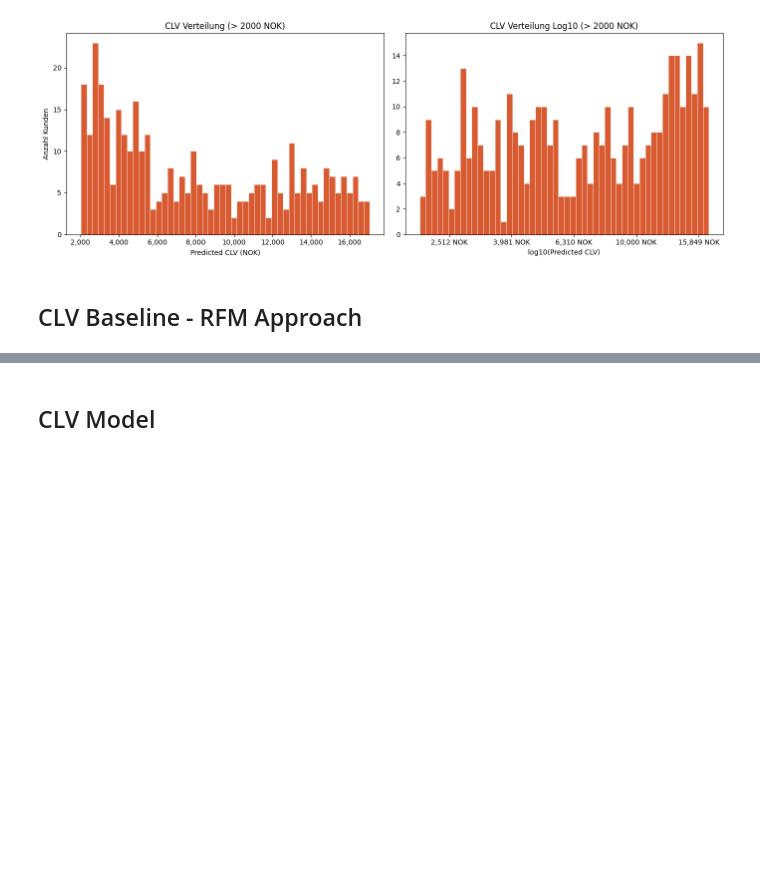
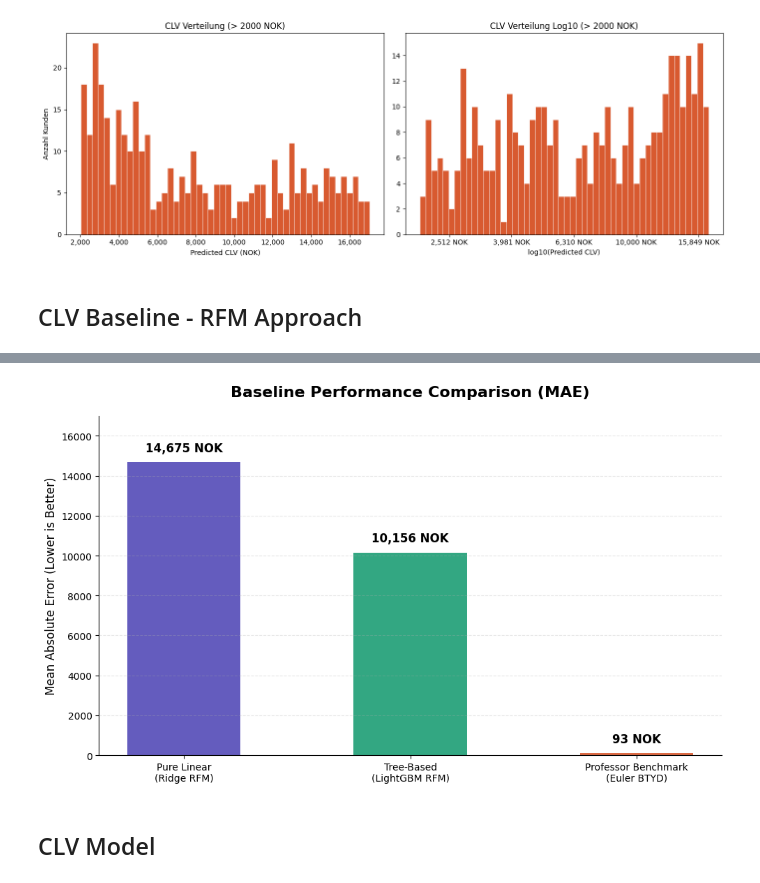
Before and after one commit to juliusatgit/Marketing-Analytics, a Jupyter notebook: notebooks/03_CLV_Prediction.ipynb, the cells around one changed output, grey strips where cells are left out. Drawn from its saved outputs; the diff is of its cells as text; code cells hidden in the pictures; blank space fills up the shorter version.

Commit message:
implement CLV baseline (Ridge vs LightGBM)

```diff
--- a/notebooks/03_CLV_Prediction.ipynb
+++ b/notebooks/03_CLV_Prediction.ipynb
@@ -244,3 +519,31 @@ Kunden über 2000 NOK: 376 (5.2%)
+# %%
+# --- PLOT 2: BASELINE MAE COMPARISON ---
+fig, ax2 = plt.subplots(figsize=(10, 6))
+
+models = ['Pure Linear\n(Ridge RFM)', 'Tree-Based\n(LightGBM RFM)', 'Professor Benchmark\n(Euler BTYD)']
+maes = [14674.91, 10155.54, 93.30]
+colors = ["#534AB7", "#1D9E75", "#D85A30"]
+
+bars = ax2.bar(models, maes, color=colors, alpha=0.9, width=0.5)
+
+# Adding value labels on top of bars
+for bar in bars:
+    yval = bar.get_height()
+    ax2.text(bar.get_x() + bar.get_width()/2, yval + 400, f"{yval:,.0f} NOK",
+             ha='center', va='bottom', fontweight='bold', fontsize=12)
+
+# Styling
+ax2.set_title("Baseline Performance Comparison (MAE)", fontsize=16, fontweight="bold", pad=20)
+ax2.set_ylabel("Mean Absolute Error (Lower is Better)", fontsize=12)
+ax2.spines['top'].set_visible(False)
+ax2.spines['right'].set_visible(False)
+ax2.grid(axis='y', linestyle='--', alpha=0.3)
+ax2.set_ylim(0, 17000)
+
+plt.tight_layout()
+plt.show()
+# %% [output]
+[figure, added]
 # %% [markdown]
 ## CLV Model
 # %% [markdown]
```
Also changed, not shown: parts of 13 cells of this notebook.
